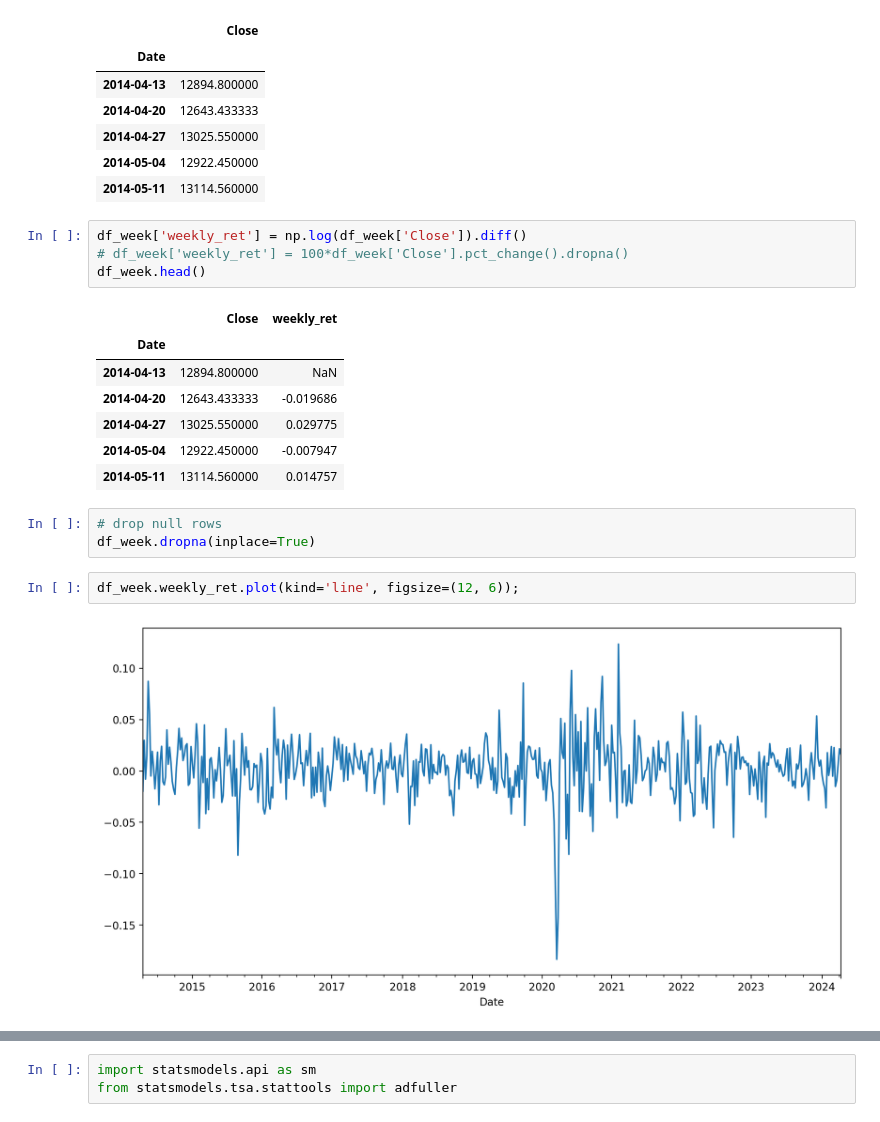
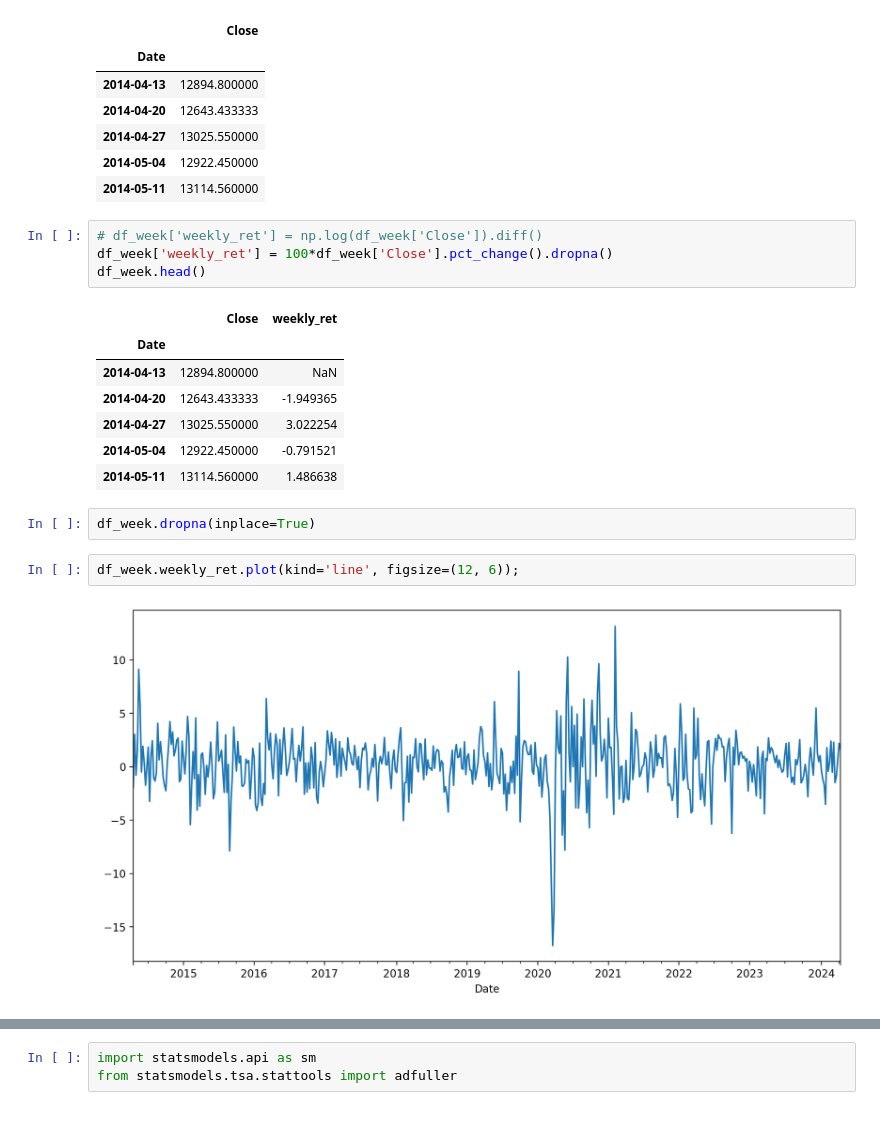
Before and after one commit to bit-mystic/Algo_Trading, a Jupyter notebook: Testings/ARIMA/arima_model.ipynb, the cells around one changed output, grey strips where cells are left out. Drawn from its saved outputs; the diff is of its cells as text.

```diff
--- a/Testings/ARIMA/arima_model.ipynb
+++ b/Testings/ARIMA/arima_model.ipynb
@@ -38,24 +38,23 @@ df_week.head()
 | 2014-05-04 | 12922.450000 |
 | 2014-05-11 | 13114.560000 |
 # %%
-df_week['weekly_ret'] = np.log(df_week['Close']).diff()
-# df_week['weekly_ret'] = 100*df_week['Close'].pct_change().dropna()
+# df_week['weekly_ret'] = np.log(df_week['Close']).diff()
+df_week['weekly_ret'] = 100*df_week['Close'].pct_change().dropna()
 df_week.head()
 # %% [output]
 |  | Close | weekly_ret |
 | Date |  |  |
 | 2014-04-13 | 12894.800000 | NaN |
-| 2014-04-20 | 12643.433333 | -0.019686 |
-| 2014-04-27 | 13025.550000 | 0.029775 |
-| 2014-05-04 | 12922.450000 | -0.007947 |
-| 2014-05-11 | 13114.560000 | 0.014757 |
+| 2014-04-20 | 12643.433333 | -1.949365 |
+| 2014-04-27 | 13025.550000 | 3.022254 |
+| 2014-05-04 | 12922.450000 | -0.791521 |
+| 2014-05-11 | 13114.560000 | 1.486638 |
 # %%
-# drop null rows
 df_week.dropna(inplace=True)
 # %%
 df_week.weekly_ret.plot(kind='line', figsize=(12, 6));
 # %% [output]
-[figure, old version]
+[figure, new version]
 # %%
 udiff = df_week.drop(['Close'], axis=1)
 udiff.head()
```
Also changed, not shown: parts of 6 cells of this notebook, 2 other files.
